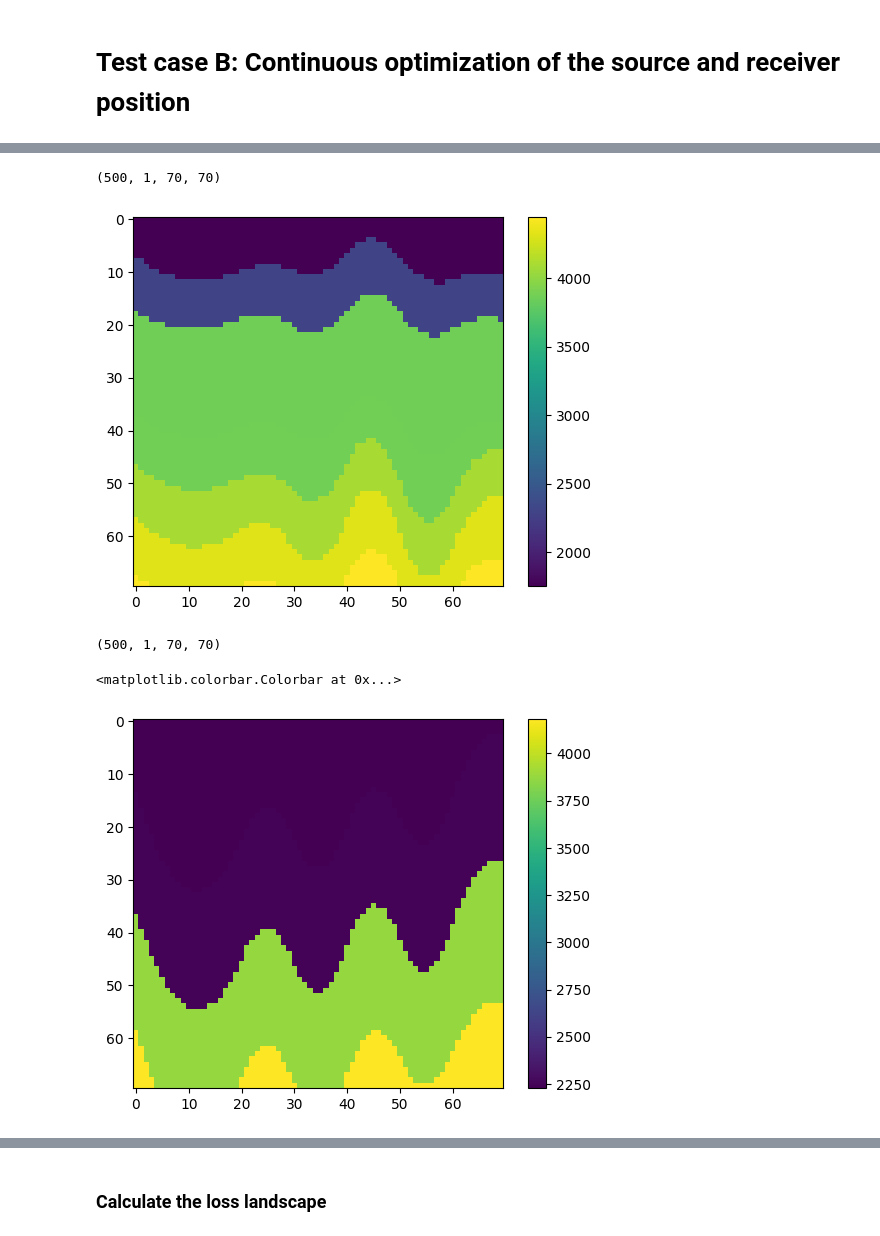
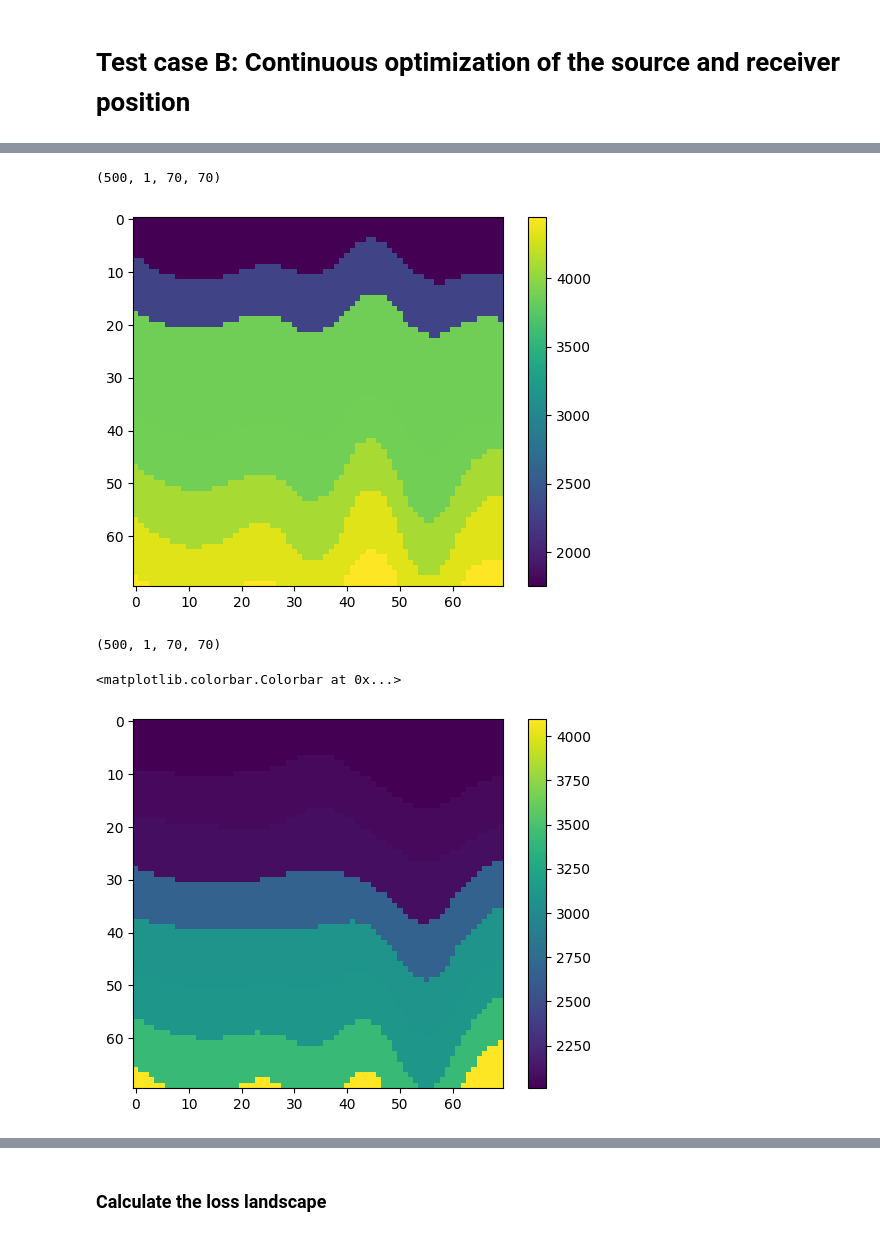
Before and after one commit to armercier/Hybrid-OED, a Jupyter notebook: src/scripts/test_case_B.ipynb, the cells around one changed output, grey strips where cells are left out. Saved outputs shown, nothing was run; the diff lists cells and outputs as text; code cells hidden in the pictures.

```diff
--- a/src/scripts/test_case_B.ipynb
+++ b/src/scripts/test_case_B.ipynb
@@ -50,24 +114,24 @@ _ = display_complex_field(src)
 # %%
 # load data1.npy
 model = np.load('model1.npy')
 print(model.shape)
 
 plt.imshow(model[70,0,:,:])
 plt.colorbar()
 plt.show()
 
 # downsample to 32 by 32
 # model = model[:,:,6::2,6::2]
 print(model.shape)
 
-plt.imshow(model[4,0,:,:])
+plt.imshow(model[7,0,:,:])
 plt.colorbar()
 # %% [output]
 (500, 1, 70, 70)
 [figure]
 (500, 1, 70, 70)
 <matplotlib.colorbar.Colorbar at 0x...>
-[figure, old version]
+[figure, new version]
 # %%
 # Constructing medium physical properties
 sound_speed = jnp.zeros(N)
```
Also changed, not shown: parts of 14 cells of this notebook, 1 other file.
